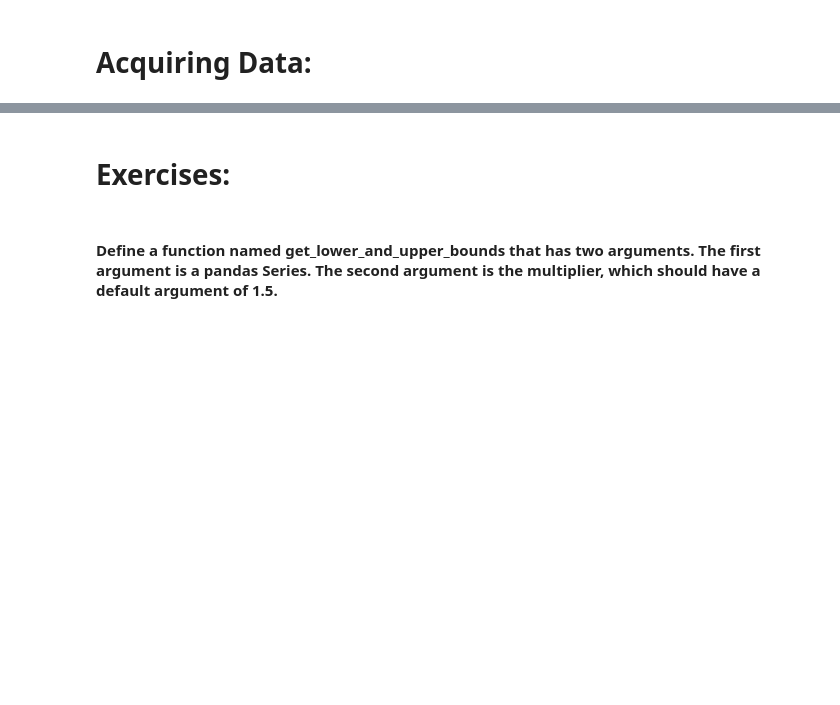
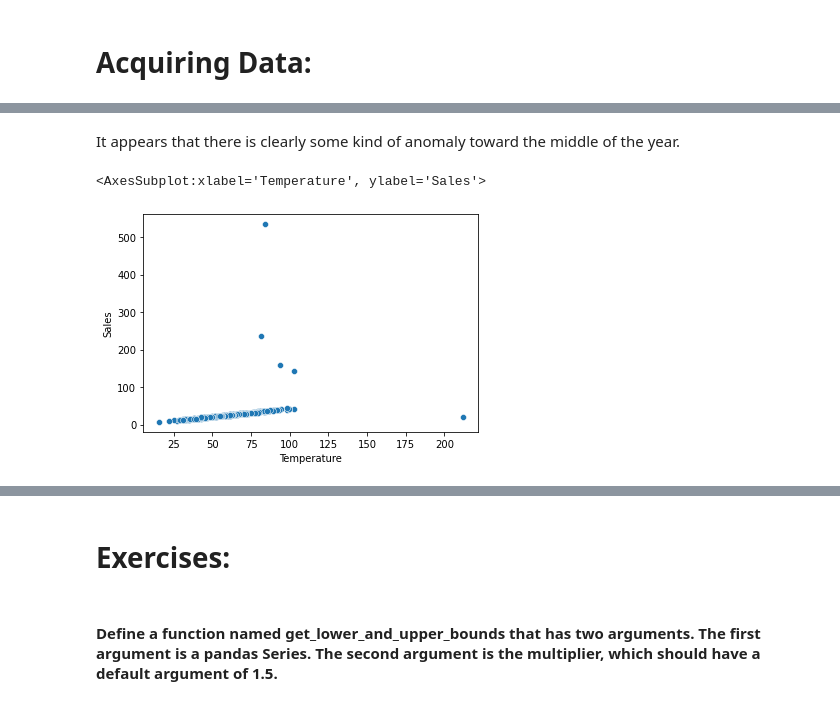
Before and after one commit to greg-maggard/anomaly_detection_exercises, a Jupyter notebook: continuous_probabilistic_methods.ipynb, the cells around one changed output, grey strips where cells are left out. Saved outputs shown, nothing was run; the diff lists cells and outputs as text; code cells hidden in the pictures; blank space fills up the shorter version.

```diff
--- a/continuous_probabilistic_methods.ipynb
+++ b/continuous_probabilistic_methods.ipynb
@@ -13,0 +25,8 @@ df.sample(3)
+# %% [markdown]
+It appears that there is clearly some kind of anomaly toward the middle of the year.
+# %%
+#Plotting Sales as a function of temperature:
+sns.scatterplot(data = df, x = 'Temperature', y = 'Sales')
+# %% [output]
+<AxesSubplot:xlabel='Temperature', ylabel='Sales'>
+[figure, added]
```
Also changed, not shown: parts of 15 cells of this notebook.
